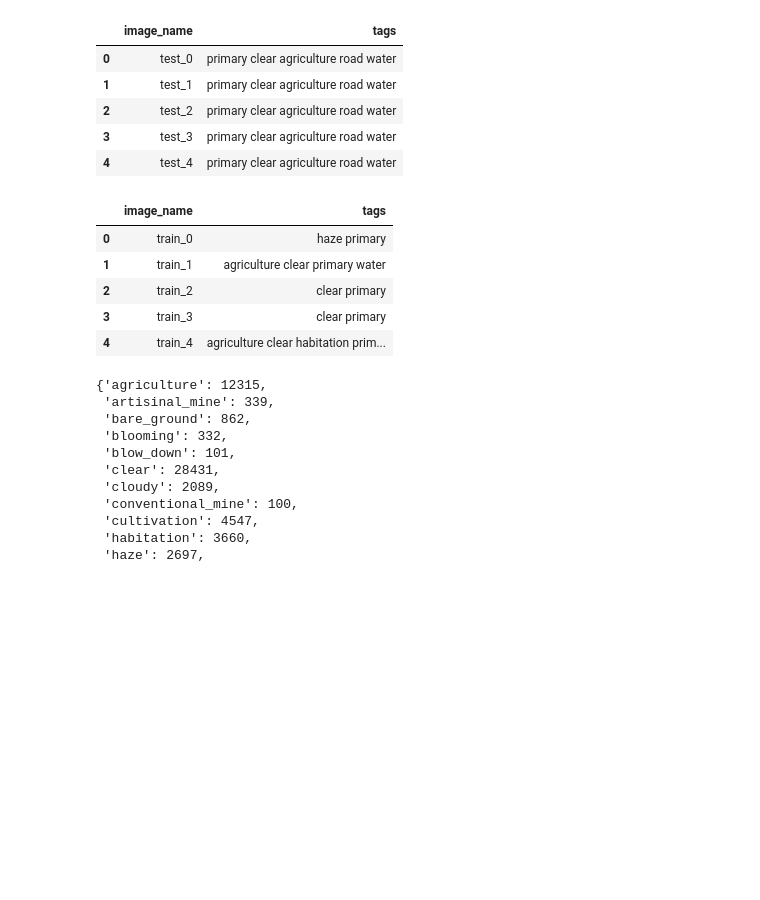
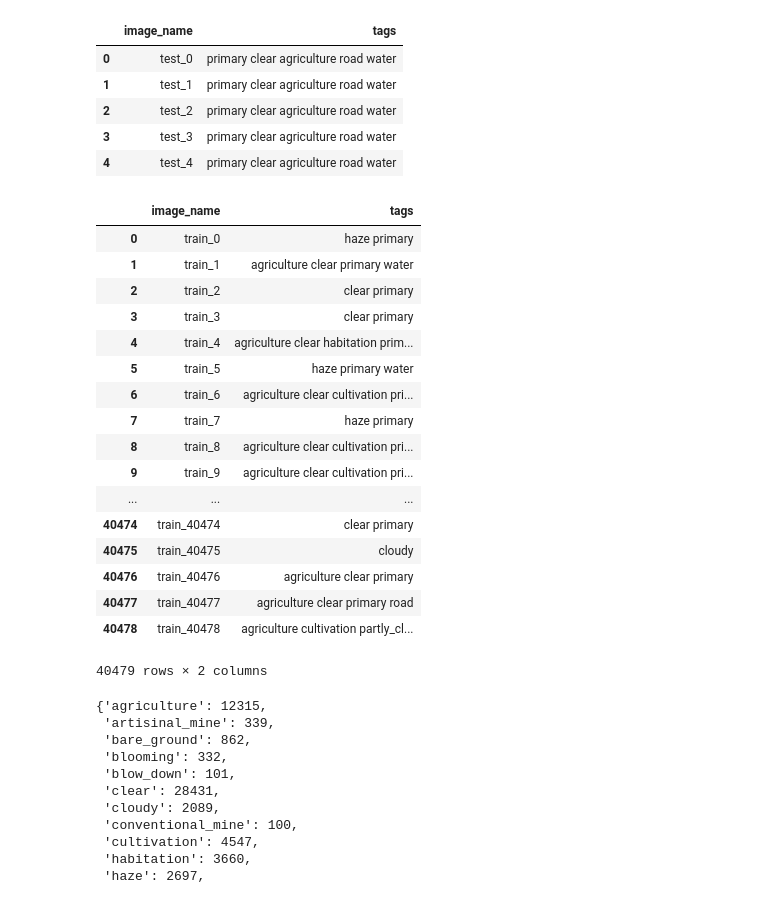
Before and after one commit to fagan2888/Kaggle-Planet-v1, a Jupyter notebook: Test_Labels.ipynb, the cells around one changed output. Drawn from its saved outputs; the diff is of its cells as text; code cells hidden in the pictures; blank space fills up the shorter version.

```diff
--- a/Test_Labels.ipynb
+++ b/Test_Labels.ipynb
@@ -22,14 +22,26 @@ sample_df.head()
 | 4 | test_4 | primary clear agriculture road water |
 # %%
 train_df = pd.read_csv(DATA_DIR + '/train_v2.csv')
-train_df.head()
+train_df
 # %% [output]
 |  | image_name | tags |
 | 0 | train_0 | haze primary |
 | 1 | train_1 | agriculture clear primary water |
 | 2 | train_2 | clear primary |
 | 3 | train_3 | clear primary |
 | 4 | train_4 | agriculture clear habitation prim... |
+| 5 | train_5 | haze primary water |
+| 6 | train_6 | agriculture clear cultivation pri... |
+| 7 | train_7 | haze primary |
+| 8 | train_8 | agriculture clear cultivation pri... |
+| 9 | train_9 | agriculture clear cultivation pri... |
+| ... | ... | ... |
+| 40474 | train_40474 | clear primary |
+| 40475 | train_40475 | cloudy |
+| 40476 | train_40476 | agriculture clear primary |
+| 40477 | train_40477 | agriculture clear primary road |
+| 40478 | train_40478 | agriculture cultivation partly_cl... |
+40479 rows × 2 columns
 # %%
 tags_d = {}
 
```
Also changed, not shown: 3 other files.
